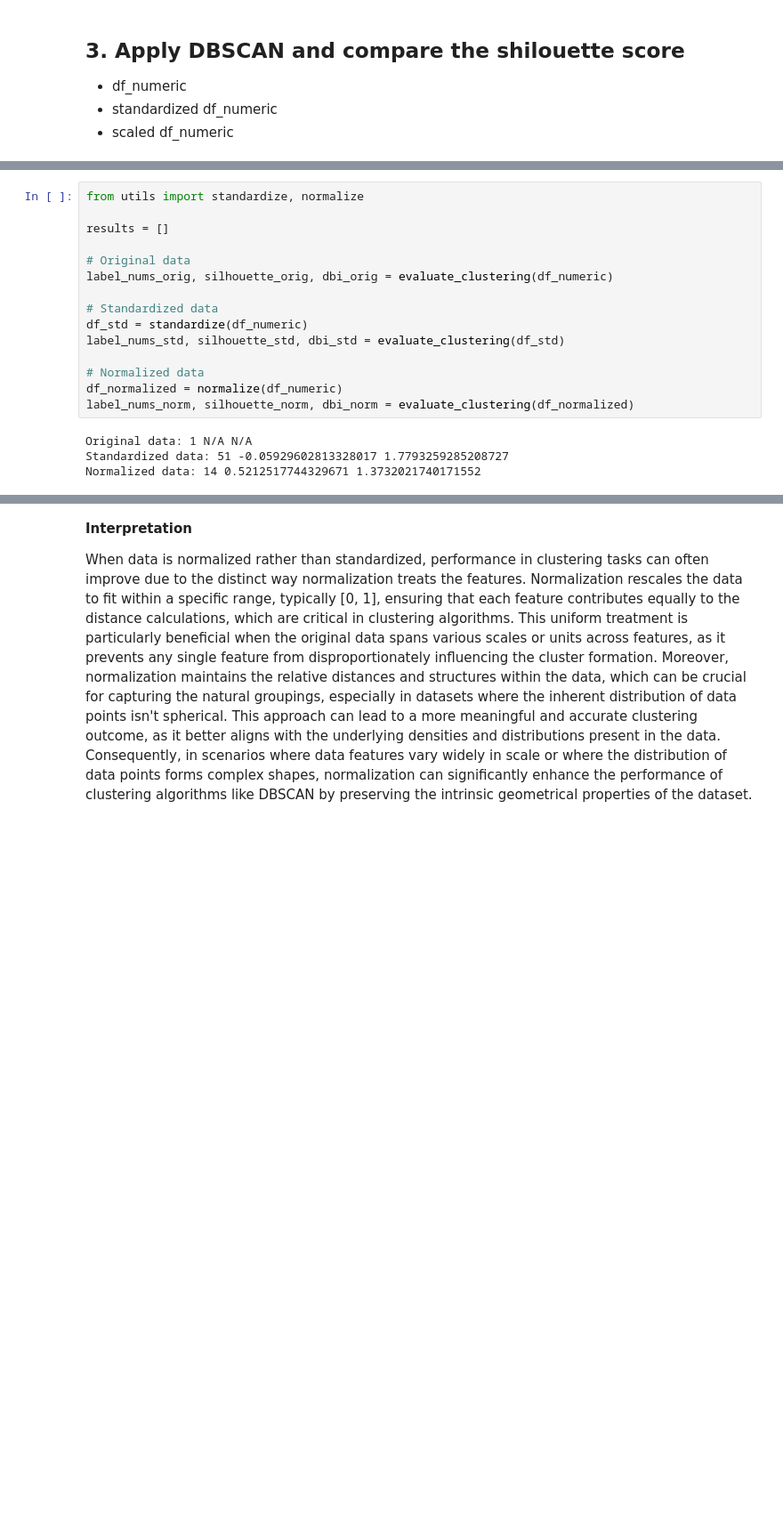
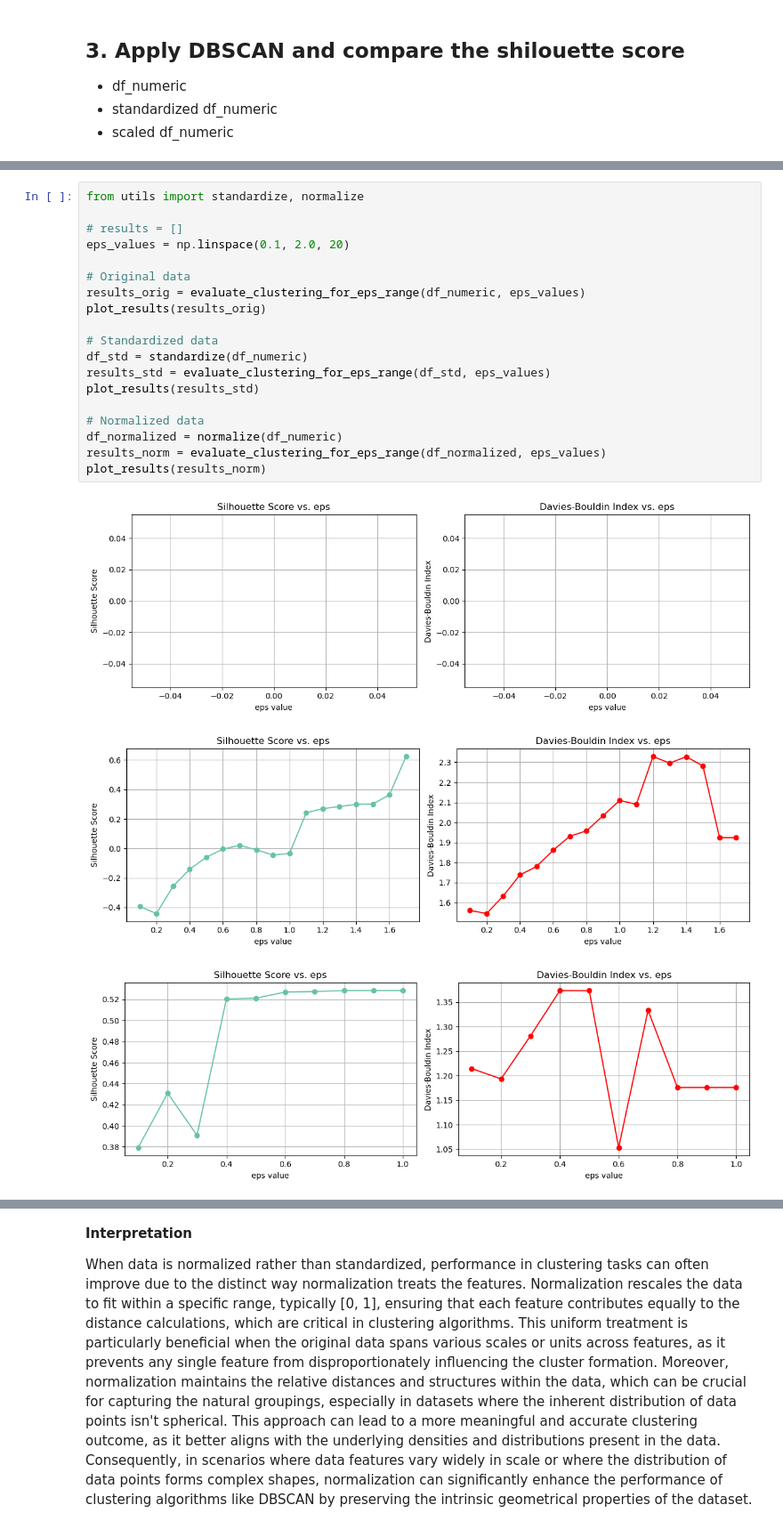
Before and after one commit to Yuki-bach/marketing, a Jupyter notebook: notebooks/methodology_dbscan.ipynb, the cells around one changed output, grey strips where cells are left out. Shown at 89% size. Saved outputs shown, nothing was run; the diff lists cells and outputs as text; blank space fills up the shorter version.

Commit message:
feat: dbscan - use various eps value to get the best shilouette score or DBI

```diff
--- a/notebooks/methodology_dbscan.ipynb
+++ b/notebooks/methodology_dbscan.ipynb
@@ -106,19 +130,23 @@ def evaluate_clustering(data):
 # %%
 from utils import standardize, normalize
 
-results = []
+# results = []
+eps_values = np.linspace(0.1, 2.0, 20)
 
 # Original data
-label_nums_orig, silhouette_orig, dbi_orig = evaluate_clustering(df_numeric)
+results_orig = evaluate_clustering_for_eps_range(df_numeric, eps_values)
+plot_results(results_orig)
 
 # Standardized data
 df_std = standardize(df_numeric)
-label_nums_std, silhouette_std, dbi_std = evaluate_clustering(df_std)
+results_std = evaluate_clustering_for_eps_range(df_std, eps_values)
+plot_results(results_std)
 
 # Normalized data
 df_normalized = normalize(df_numeric)
-label_nums_norm, silhouette_norm, dbi_norm = evaluate_clustering(df_normalized)
+results_norm = evaluate_clustering_for_eps_range(df_normalized, eps_values)
+plot_results(results_norm)
 # %% [output]
-Original data: 1 N/A N/A
-Standardized data: 51 -0.05929602813328017 1.7793259285208727
-Normalized data: 14 0.5212517744329671 1.3732021740171552
+[figure, added]
+[figure, added]
+[figure, added]
```
Also changed, not shown: parts of 3 cells of this notebook.
